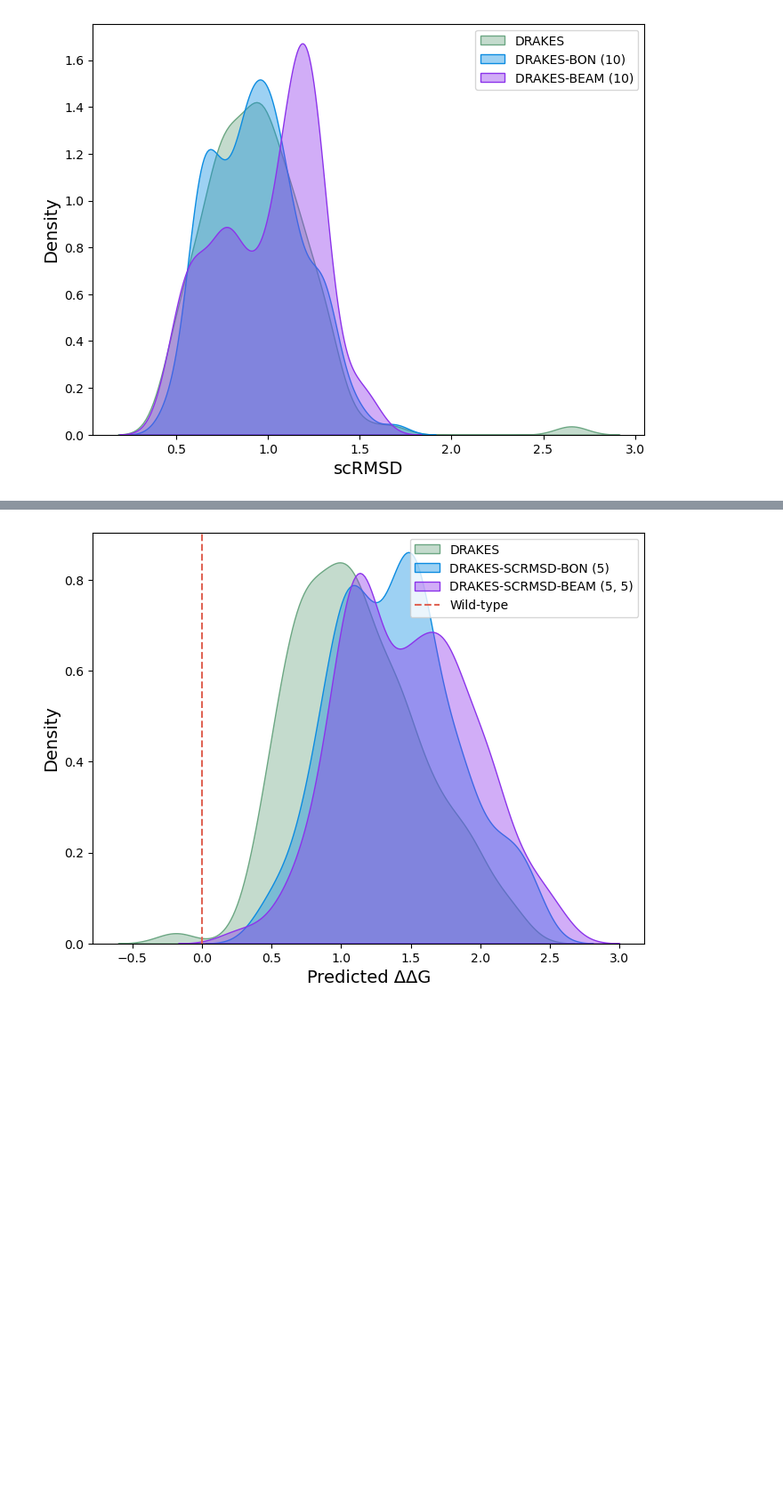
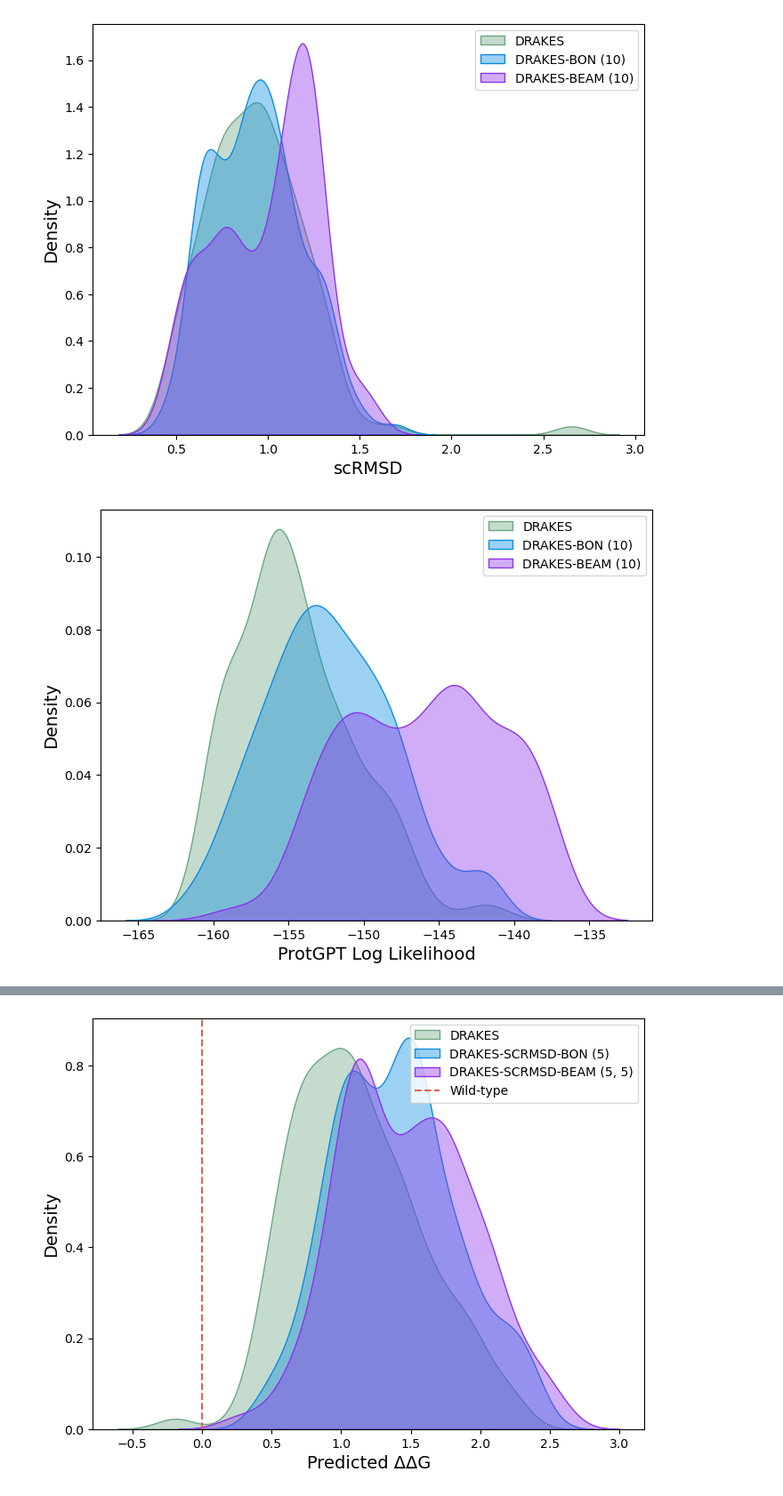
Before and after one commit to shainotshy1/BLISS_Experiments, a Jupyter notebook: DRAKES/analyze_new_distributions.ipynb, the cells around one changed output, grey strips where cells are left out. Shown at 89% size. Saved outputs shown, nothing was run; the diff lists cells and outputs as text; code cells hidden in the pictures; blank space fills up the shorter version.

```diff
--- a/DRAKES/analyze_new_distributions.ipynb
+++ b/DRAKES/analyze_new_distributions.ipynb
@@ -107,6 +121,10 @@ analyze_protein_gen_helper('7JJK', data, labels, colors, 'rewards_eval', y_label
 analyze_protein_gen_helper('7JJK', data, labels, colors, 'gen_true_bb_rmsd', y_label='scRMSD')
 # %% [output]
 [figure]
+# %%
+analyze_protein_gen_helper('7JJK', data, labels, colors, 'loglikelihood', y_label='ProtGPT Log Likelihood')
+# %% [output]
+[figure, added]
 # %%
 print("\n---DRAKES-SCRMSD-BON 5---")
 bon_5_dist_new_scrmsd_fn = 'data/bon_data/distribution/original_new_10_0.5_0_results_merge_new_7JJK_scrmsd_bon_5.csv'
```
Also changed, not shown: parts of 8 cells of this notebook, 12 other files.
